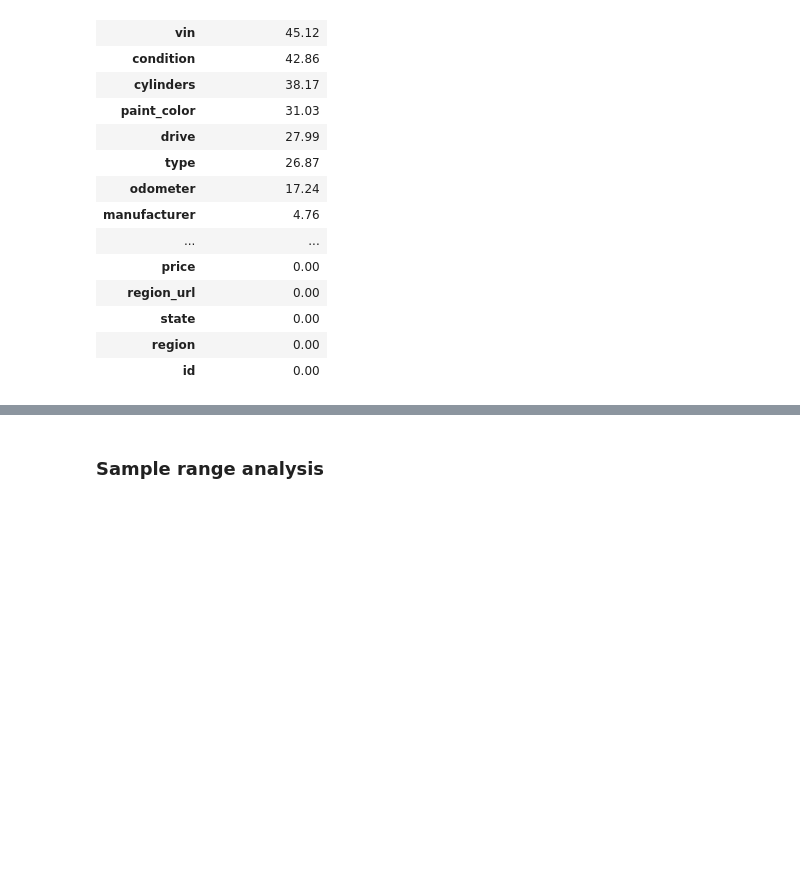
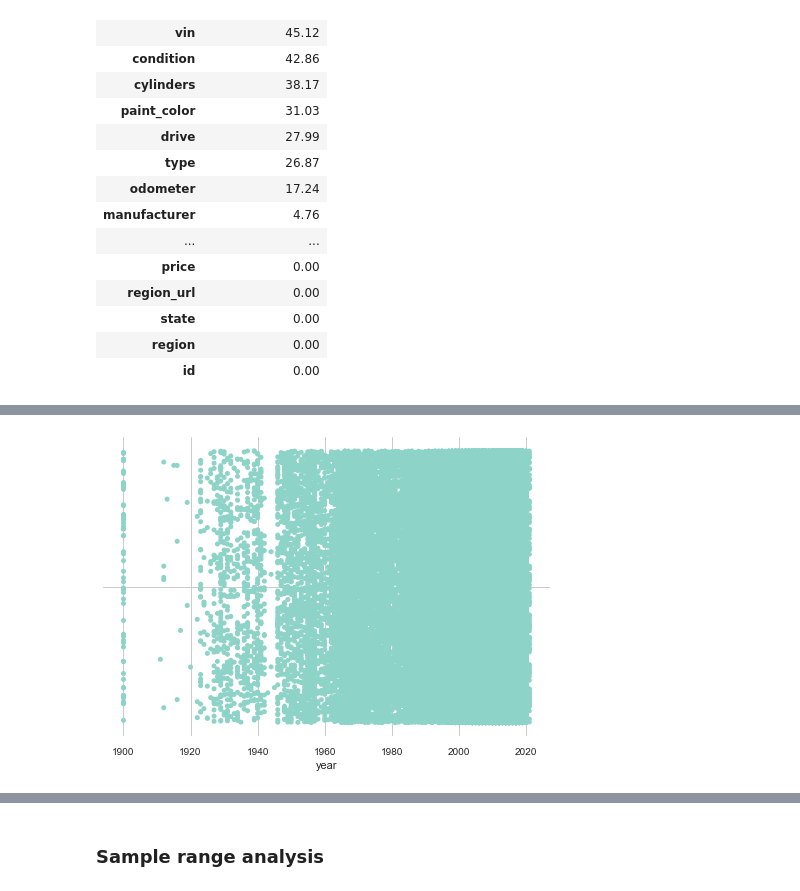
Before and after one commit to jchowdhury82/Used_Car_Price_Predictor, a Jupyter notebook: SampleEDA.ipynb, the cells around one changed output, grey strips where cells are left out. Cells and saved outputs as stored; diff of their text form; code cells hidden in the pictures; blank space fills up the shorter version.

```diff
--- a/SampleEDA.ipynb
+++ b/SampleEDA.ipynb
@@ -88,6 +141,0 @@ null_counts_df
-# %%
-# description field is free text field and have long length data, may be left off now
-# but we can derive a field from description as the number of words
-# often the length of description may be a factor in determining the demand
-# converting description to desc_word_count
-df['descwordcount'] = df['description'].astype(str).apply(lambda x: len(x.split()))
@@ -93,0 +164,3 @@ df['descwordcount'] = df['description'].astype(str).apply(lambda x: len(x.split(
+# %%
+# create column descriptionwordcount
+df['descriptionwordcount'] = df['description'].astype(str).apply(lambda x: len(x.split()))
@@ -94,6 +181,3 @@ df['descwordcount'] = df['description'].astype(str).apply(lambda x: len(x.split(
 # %%
 # Drop columns which may not contribute to prediction
-# County has all non null values
-# URL's would not provide any knowledge on car prices
-# Description is free text, so avoiding it as of now we have extracted word count from description
-df.drop(['county','image_url','region_url','url','description'], axis = 1, inplace = True)
+df.drop(['county','id','image_url','region_url','url','description'], axis = 1, inplace = True)
@@ -134,0 +224,6 @@ df.head(2)
+# %%
+# Checking distribution of year
+ax = sns.stripplot( y=df["year"],palette="Set3",orient = 'h' )
+ax.grid(True)
+# %% [output]
+[figure, added]
```
Also changed, not shown: parts of 33 cells of this notebook.
